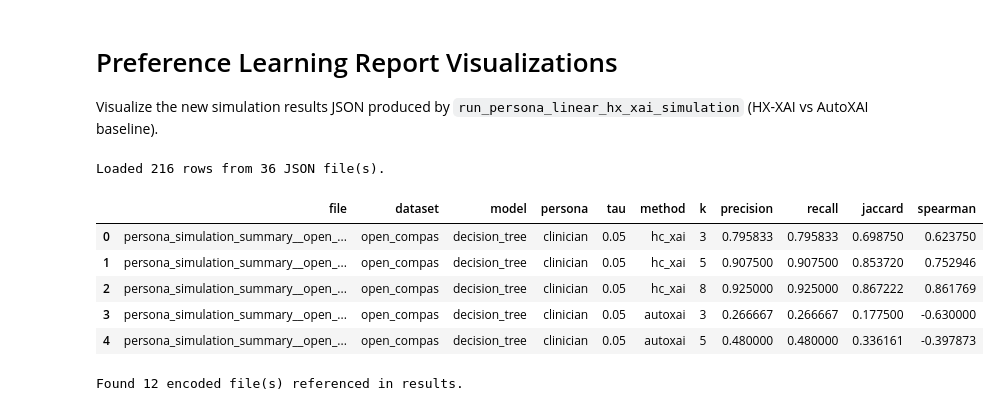
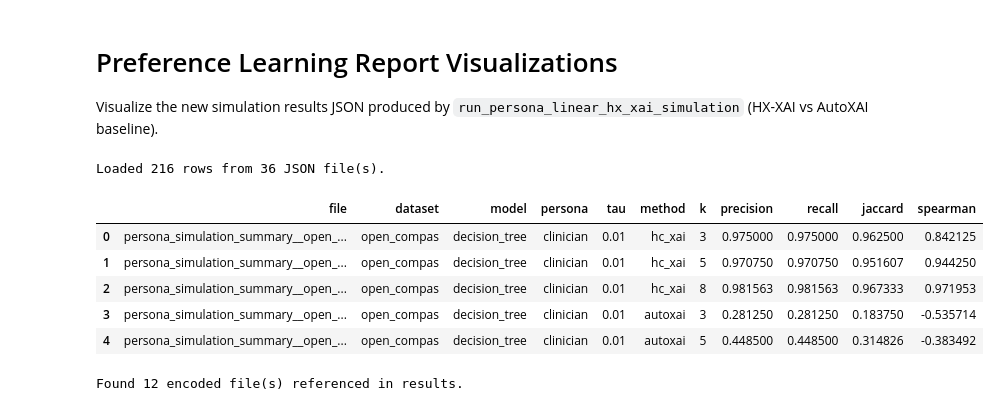
Before and after one commit to kellemNegasi/perso-xai, a Jupyter notebook: src/preference_learning/report_visualization.ipynb, the cells around one changed output. Cells and saved outputs as stored; diff of their text form; code cells hidden in the pictures.

```diff
--- a/src/preference_learning/report_visualization.ipynb
+++ b/src/preference_learning/report_visualization.ipynb
@@ -26,7 +26,7 @@ MODEL_LABELS = {
 }
 
 # Path to either a single simulation JSON or a directory containing multiple JSON files.
-RESULTS_PATH = Path('../../results') / 'full_run_dec8' / 'preference_learning_simulation_advanced' / 'basic_features/tuned-svc-basic_tau_and_users' # basic_plus_stat, full_lm_stats, basic_features
+RESULTS_PATH = Path('../../results') / 'hc_combo_20251228_050331' / 'preference_learning_simulation_advanced' / 'basic_features/tuned-svc-best_tau_and_users' # basic_plus_stat, full_lm_stats, basic_features
 
 
 # Optional filters.
@@ -63,7 +63,7 @@ def load_simulation_results(path: Path = RESULTS_PATH) -> pd.DataFrame:
         model = payload.get('model')
         persona = payload.get('persona')
         tau = (
-            (payload.get('persona_sampling') or {}).get('default_tau')
+            (payload.get('persona_sampling') or {}).get('tau_override')
             or (payload.get('persona_config') or {}).get('tau')
         )
         if tau is None:
@@ -93,38 +93,38 @@ def load_simulation_results(path: Path = RESULTS_PATH) -> pd.DataFrame:
                     else:
                         spearman = float(stats.get('rank_correlation.spearman') or 0.0)
                 records.append(
                     {
                         'file': json_path.name,
                         'dataset': dataset,
                         'model': model,
                         'persona': persona,
                         'tau': tau,
                         'method': method,
                         'k': k_int,
                         'precision': float((stats or {}).get('precision', 0.0)),
                         'recall': float((stats or {}).get('recall', 0.0)),
                         'jaccard': float((stats or {}).get('jaccard', 0.0)),
                         'spearman': spearman,
                     }
                 )
     df = pd.DataFrame(records)
     if df.empty:
         print(f'No simulation results found under: {path.resolve()}')
         return df
     print(f'Loaded {len(df)} rows from {df["file"].nunique()} JSON file(s).')
     return df
 
 
 results_df = load_simulation_results()
 results_df.head()
 # %% [output]
 Loaded 216 rows from 36 JSON file(s).
 |  | file | dataset | model | persona | tau | method | k | precision | recall | jaccard | spearman |
-| 0 | persona_simulation_summary__open_... | open_compas | decision_tree | clinician | 0.05 | hc_xai | 3 | 0.795833 | 0.795833 | 0.698750 | 0.623750 |
-| 1 | persona_simulation_summary__open_... | open_compas | decision_tree | clinician | 0.05 | hc_xai | 5 | 0.907500 | 0.907500 | 0.853720 | 0.752946 |
-| 2 | persona_simulation_summary__open_... | open_compas | decision_tree | clinician | 0.05 | hc_xai | 8 | 0.925000 | 0.925000 | 0.867222 | 0.861769 |
-| 3 | persona_simulation_summary__open_... | open_compas | decision_tree | clinician | 0.05 | autoxai | 3 | 0.266667 | 0.266667 | 0.177500 | -0.630000 |
-| 4 | persona_simulation_summary__open_... | open_compas | decision_tree | clinician | 0.05 | autoxai | 5 | 0.480000 | 0.480000 | 0.336161 | -0.397873 |
+| 0 | persona_simulation_summary__open_... | open_compas | decision_tree | clinician | 0.01 | hc_xai | 3 | 0.975000 | 0.975000 | 0.962500 | 0.842125 |
+| 1 | persona_simulation_summary__open_... | open_compas | decision_tree | clinician | 0.01 | hc_xai | 5 | 0.970750 | 0.970750 | 0.951607 | 0.944250 |
+| 2 | persona_simulation_summary__open_... | open_compas | decision_tree | clinician | 0.01 | hc_xai | 8 | 0.981563 | 0.981563 | 0.967333 | 0.971953 |
+| 3 | persona_simulation_summary__open_... | open_compas | decision_tree | clinician | 0.01 | autoxai | 3 | 0.281250 | 0.281250 | 0.183750 | -0.535714 |
+| 4 | persona_simulation_summary__open_... | open_compas | decision_tree | clinician | 0.01 | autoxai | 5 | 0.448500 | 0.448500 | 0.314826 | -0.383492 |
 # %%
 # Inspect encoded dataset sizes referenced by the simulation results.
 ENCODED_BASE_DIR = Path('../../results/full_run_dec8/encoded_pareto_fronts/features_full_lm_stats').resolve()
```
Also changed, not shown: parts of 6 cells of this notebook, 5 other files.
